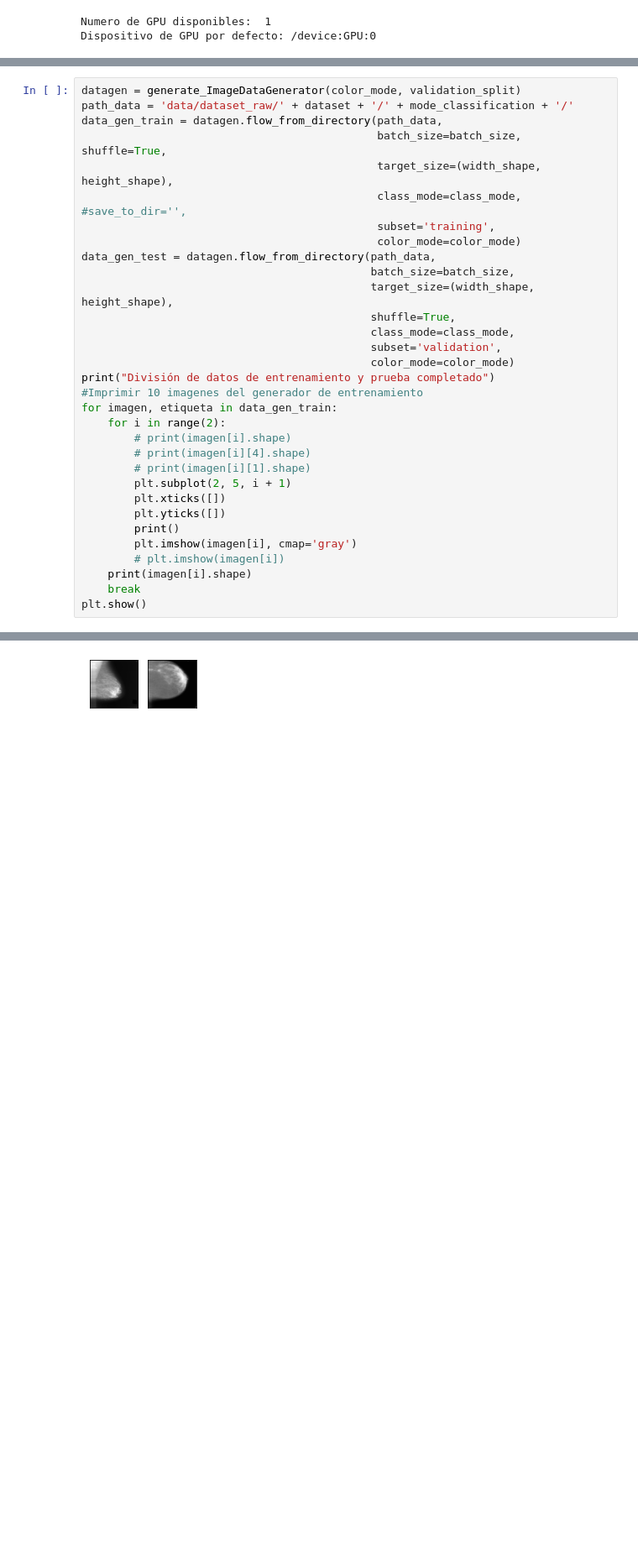
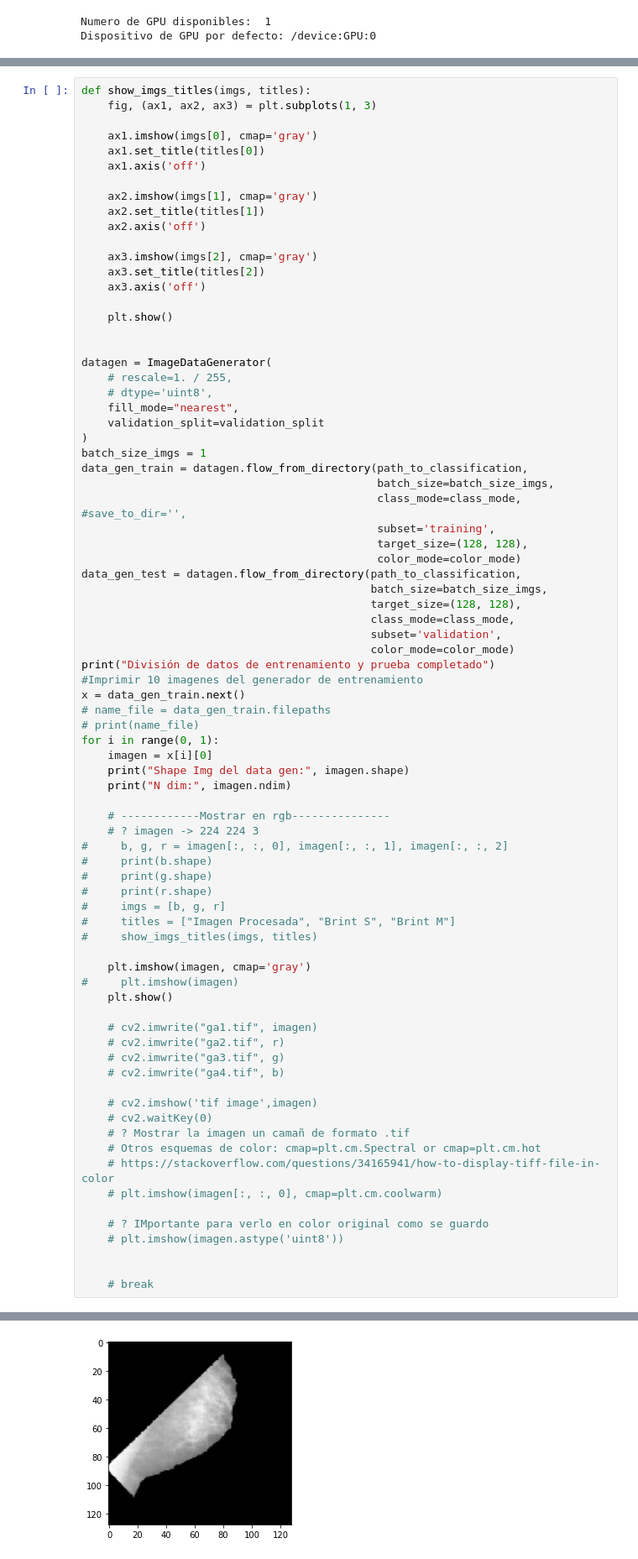
Before and after one commit to LuisAlexisSalazar/Improvement-Mammograms-to-Breast-Cancer-Detection, a Jupyter notebook: Execute Models.ipynb, the cells around one changed output, grey strips where cells are left out. Shown at 84% size. Saved outputs shown, nothing was run; the diff lists cells and outputs as text; blank space fills up the shorter version.

```diff
--- a/Execute Models.ipynb
+++ b/Execute Models.ipynb
@@ -88,33 +112,80 @@ Porcentaje para validación: 0.2
 # %%
-datagen = generate_ImageDataGenerator(color_mode, validation_split)
-path_data = 'data/dataset_raw/' + dataset + '/' + mode_classification + '/'
-data_gen_train = datagen.flow_from_directory(path_data,
-                                             batch_size=batch_size, shuffle=True,
-                                             target_size=(width_shape, height_shape),
+def show_imgs_titles(imgs, titles):
+    fig, (ax1, ax2, ax3) = plt.subplots(1, 3)
+
+    ax1.imshow(imgs[0], cmap='gray')
+    ax1.set_title(titles[0])
+    ax1.axis('off')
+
+    ax2.imshow(imgs[1], cmap='gray')
+    ax2.set_title(titles[1])
+    ax2.axis('off')
+
+    ax3.imshow(imgs[2], cmap='gray')
+    ax3.set_title(titles[2])
+    ax3.axis('off')
+
+    plt.show()
+
+
+datagen = ImageDataGenerator(
+    # rescale=1. / 255,
+    # dtype='uint8',
+    fill_mode="nearest",
+    validation_split=validation_split
+)
+batch_size_imgs = 1
+data_gen_train = datagen.flow_from_directory(path_to_classification,
+                                             batch_size=batch_size_imgs,
                                              class_mode=class_mode,  #save_to_dir='',
                                              subset='training',
+                                             target_size=(128, 128),
                                              color_mode=color_mode)
-data_gen_test = datagen.flow_from_directory(path_data,
-                                            batch_size=batch_size,
-                                            target_size=(width_shape, height_shape),
-                                            shuffle=True,
+data_gen_test = datagen.flow_from_directory(path_to_classification,
+                                            batch_size=batch_size_imgs,
+                                            target_size=(128, 128),
                                             class_mode=class_mode,
                                             subset='validation',
                                             color_mode=color_mode)
 print("División de datos de entrenamiento y prueba completado")
 #Imprimir 10 imagenes del generador de entrenamiento
-for imagen, etiqueta in data_gen_train:
-    for i in range(2):
-        # print(imagen[i].shape)
-        # print(imagen[i][4].shape)
-        # print(imagen[i][1].shape)
-        plt.subplot(2, 5, i + 1)
-        plt.xticks([])
-        plt.yticks([])
-        print()
-        plt.imshow(imagen[i], cmap='gray')
-        # plt.imshow(imagen[i])
-    print(imagen[i].shape)
-    break
-plt.show()
+x = data_gen_train.next()
+# name_file = data_gen_train.filepaths
+# print(name_file)
+for i in range(0, 1):
+    imagen = x[i][0]
+    print("Shape Img del data gen:", imagen.shape)
+    print("N dim:", imagen.ndim)
+
+    # ------------Mostrar en rgb---------------
+    # ? imagen -> 224 224 3
+#     b, g, r = imagen[:, :, 0], imagen[:, :, 1], imagen[:, :, 2]
+#     print(b.shape)
+#     print(g.shape)
+#     print(r.shape)
+#     imgs = [b, g, r]
+#     titles = ["Imagen Procesada", "Brint S", "Brint M"]
+#     show_imgs_titles(imgs, titles)
+
+    plt.imshow(imagen, cmap='gray')
+#     plt.imshow(imagen)
+    plt.show()
+
+    # cv2.imwrite("ga1.tif", imagen)
+    # cv2.imwrite("ga2.tif", r)
+    # cv2.imwrite("ga3.tif", g)
+    # cv2.imwrite("ga4.tif", b)
+
+    # cv2.imshow('tif image',imagen)
+    # cv2.waitKey(0)
+    # ? Mostrar la imagen un camañ de formato .tif
+    # Otros esquemas de color: cmap=plt.cm.Spectral or cmap=plt.cm.hot
+    # https://stackoverflow.com/questions/34165941/how-to-display-tiff-file-in-color
+    # plt.imshow(imagen[:, :, 0], cmap=plt.cm.coolwarm)
+
+    # ? IMportante para verlo en color original como se guardo
+    # plt.imshow(imagen.astype('uint8'))
+
+
+    # break
 # %% [output]
@@ -127 +197 @@ División de datos de entrenamiento y prueba completado
-[figure, old version]
+[figure, new version]
```
Also changed, not shown: parts of 13 cells of this notebook, 34 other files.
